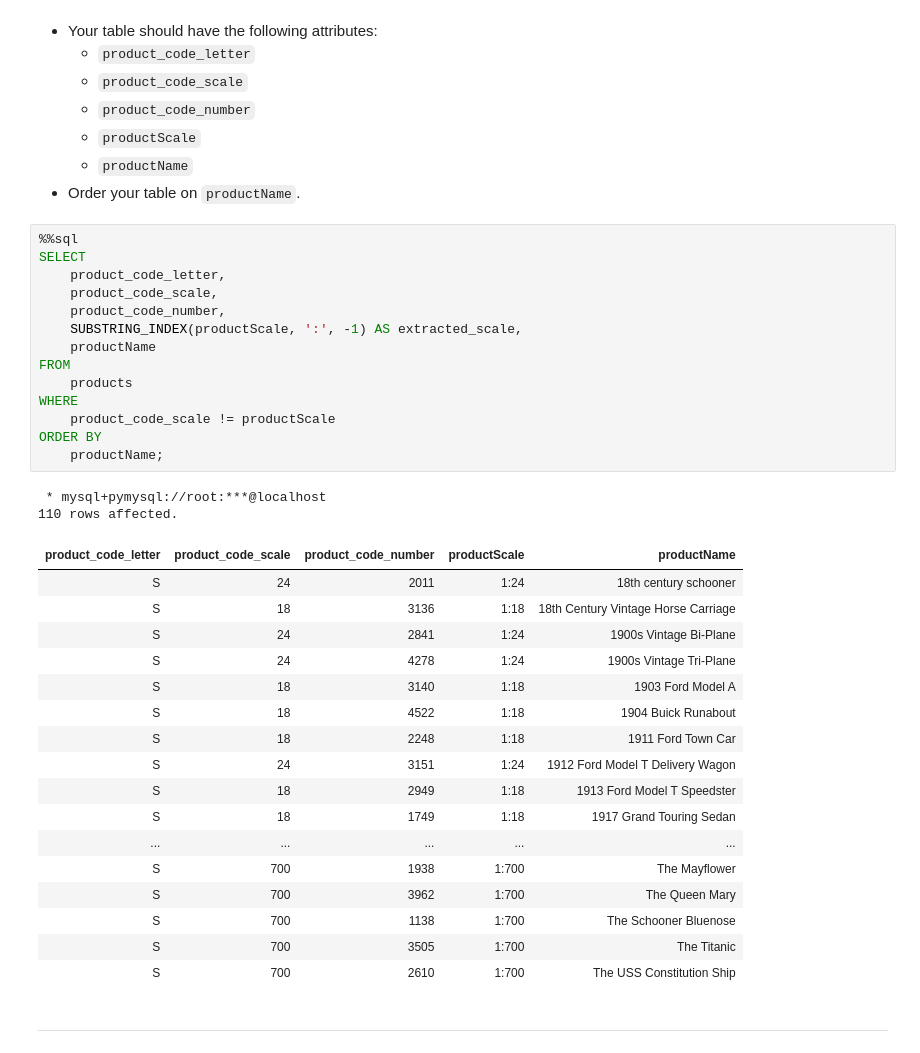
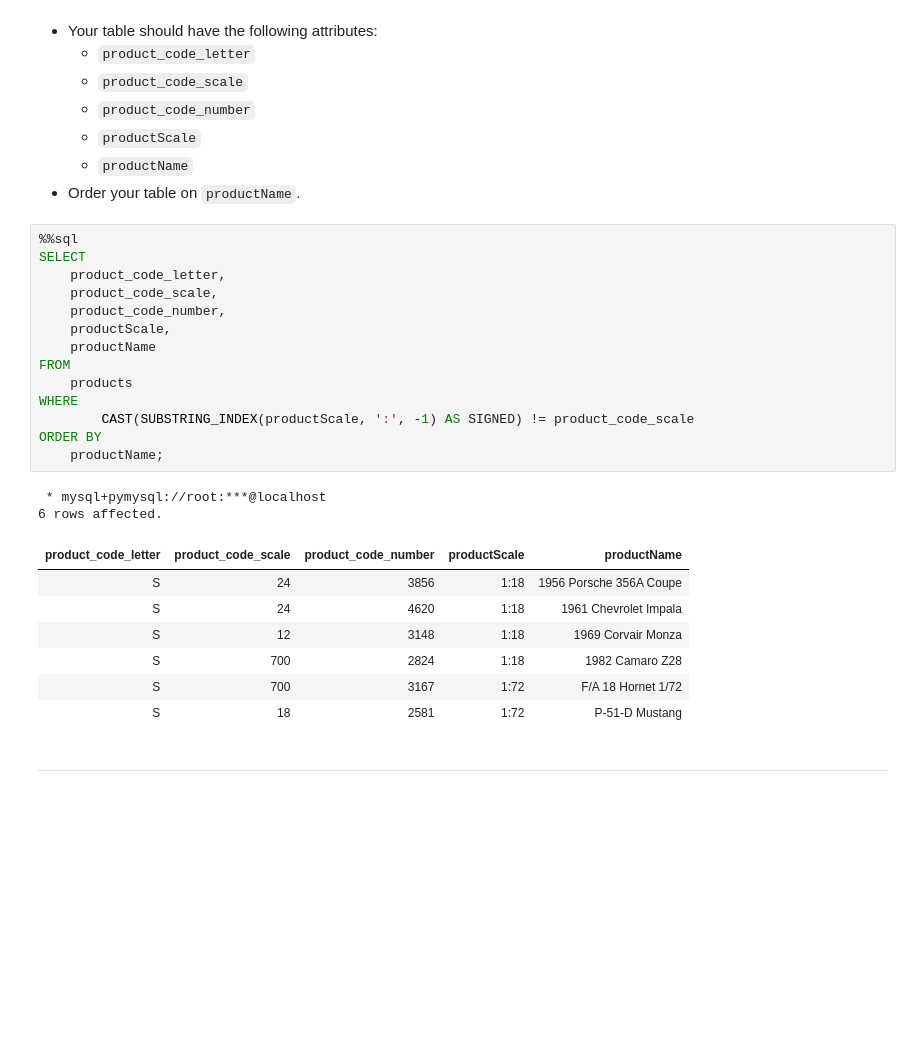
Before and after one commit to avahajr/W4111-Intro-to-Databases-Spring-2024, a Jupyter notebook: Exams/Midterm/S24-W4111-Midterm.ipynb, the cells around one changed output. Saved outputs shown, nothing was run; the diff lists cells and outputs as text; blank space fills up the shorter version.

```diff
--- a/Exams/Midterm/S24-W4111-Midterm.ipynb
+++ b/Exams/Midterm/S24-W4111-Midterm.ipynb
@@ -898,37 +898,27 @@ DROP COLUMN productCode;
 # %%
 %%sql
 SELECT
     product_code_letter,
     product_code_scale,
     product_code_number,
-    SUBSTRING_INDEX(productScale, ':', -1) AS extracted_scale,
+    productScale,
     productName
 FROM
     products
 WHERE
-    product_code_scale != productScale
+        CAST(SUBSTRING_INDEX(productScale, ':', -1) AS SIGNED) != product_code_scale
 ORDER BY
     productName;
 # %% [output]
  * mysql+pymysql://root:***@localhost
-110 rows affected.
+6 rows affected.
 | product_code_letter | product_code_scale | product_code_number | productScale | productName |
-| S | 24 | 2011 | 1:24 | 18th century schooner |
-| S | 18 | 3136 | 1:18 | 18th Century Vintage Horse Carriage |
-| S | 24 | 2841 | 1:24 | 1900s Vintage Bi-Plane |
-| S | 24 | 4278 | 1:24 | 1900s Vintage Tri-Plane |
-| S | 18 | 3140 | 1:18 | 1903 Ford Model A |
-| S | 18 | 4522 | 1:18 | 1904 Buick Runabout |
-| S | 18 | 2248 | 1:18 | 1911 Ford Town Car |
-| S | 24 | 3151 | 1:24 | 1912 Ford Model T Delivery Wagon |
-| S | 18 | 2949 | 1:18 | 1913 Ford Model T Speedster |
-| S | 18 | 1749 | 1:18 | 1917 Grand Touring Sedan |
-| ... | ... | ... | ... | ... |
-| S | 700 | 1938 | 1:700 | The Mayflower |
-| S | 700 | 3962 | 1:700 | The Queen Mary |
-| S | 700 | 1138 | 1:700 | The Schooner Bluenose |
-| S | 700 | 3505 | 1:700 | The Titanic |
-| S | 700 | 2610 | 1:700 | The USS Constitution Ship |
+| S | 24 | 3856 | 1:18 | 1956 Porsche 356A Coupe |
+| S | 24 | 4620 | 1:18 | 1961 Chevrolet Impala |
+| S | 12 | 3148 | 1:18 | 1969 Corvair Monza |
+| S | 700 | 2824 | 1:18 | 1982 Camaro Z28 |
+| S | 700 | 3167 | 1:72 | F/A 18 Hornet 1/72 |
+| S | 18 | 2581 | 1:72 | P-51-D Mustang |
 # %% [markdown]
 <hr style="height:2px;">
 # %% [markdown]
```
Also changed, not shown: parts of 3 cells of this notebook.
